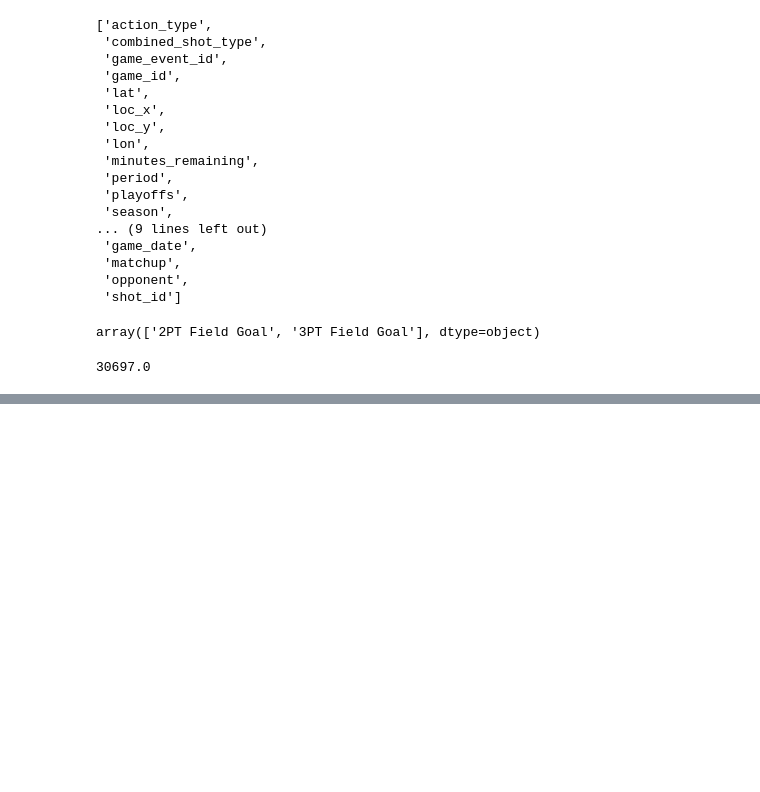
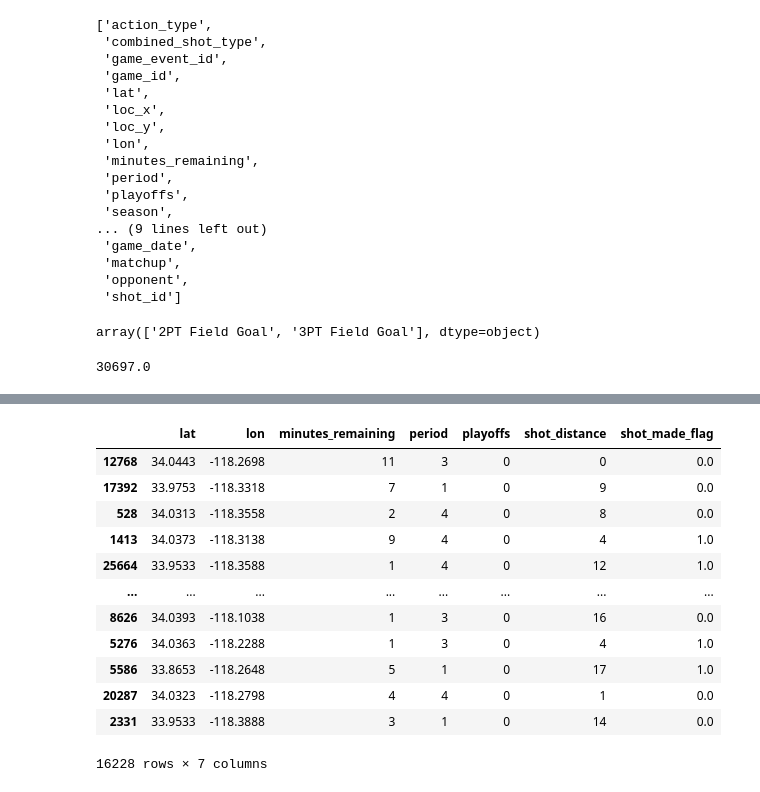
Before and after one commit to walterpl/infnet_IA_course, a Jupyter notebook: eng-ml/notebooks/looking_at_data.ipynb, the cells around one changed output, grey strips where cells are left out. Saved outputs shown, nothing was run; the diff lists cells and outputs as text; code cells hidden in the pictures; blank space fills up the shorter version.

```diff
--- a/eng-ml/notebooks/looking_at_data.ipynb
+++ b/eng-ml/notebooks/looking_at_data.ipynb
@@ -107,5 +107,5 @@ float(raw_data.shape[0])
 # %% [output]
 30697.0
 # %%
-catalog.load('data_filtred')
+data_filtred_df = catalog.load('data_filtred')
 # %% [output]
@@ -125,0 +124,18 @@ catalog.load('data_filtred')
+# %%
+train, test = train_test_split(data_filtred_df, test_size=0.2)
+# %%
+train
+# %% [output]
+|  | lat | lon | minutes_remaining | period | playoffs | shot_distance | shot_made_flag |
+| 12768 | 34.0443 | -118.2698 | 11 | 3 | 0 | 0 | 0.0 |
+| 17392 | 33.9753 | -118.3318 | 7 | 1 | 0 | 9 | 0.0 |
+| 528 | 34.0313 | -118.3558 | 2 | 4 | 0 | 8 | 0.0 |
+| 1413 | 34.0373 | -118.3138 | 9 | 4 | 0 | 4 | 1.0 |
+| 25664 | 33.9533 | -118.3588 | 1 | 4 | 0 | 12 | 1.0 |
+| ... | ... | ... | ... | ... | ... | ... | ... |
+| 8626 | 34.0393 | -118.1038 | 1 | 3 | 0 | 16 | 0.0 |
+| 5276 | 34.0363 | -118.2288 | 1 | 3 | 0 | 4 | 1.0 |
+| 5586 | 33.8653 | -118.2648 | 5 | 1 | 0 | 17 | 1.0 |
+| 20287 | 34.0323 | -118.2798 | 4 | 4 | 0 | 1 | 0.0 |
+| 2331 | 33.9533 | -118.3888 | 3 | 1 | 0 | 14 | 0.0 |
+16228 rows × 7 columns
```
Also changed, not shown: parts of 7 cells of this notebook, 25 other files.
